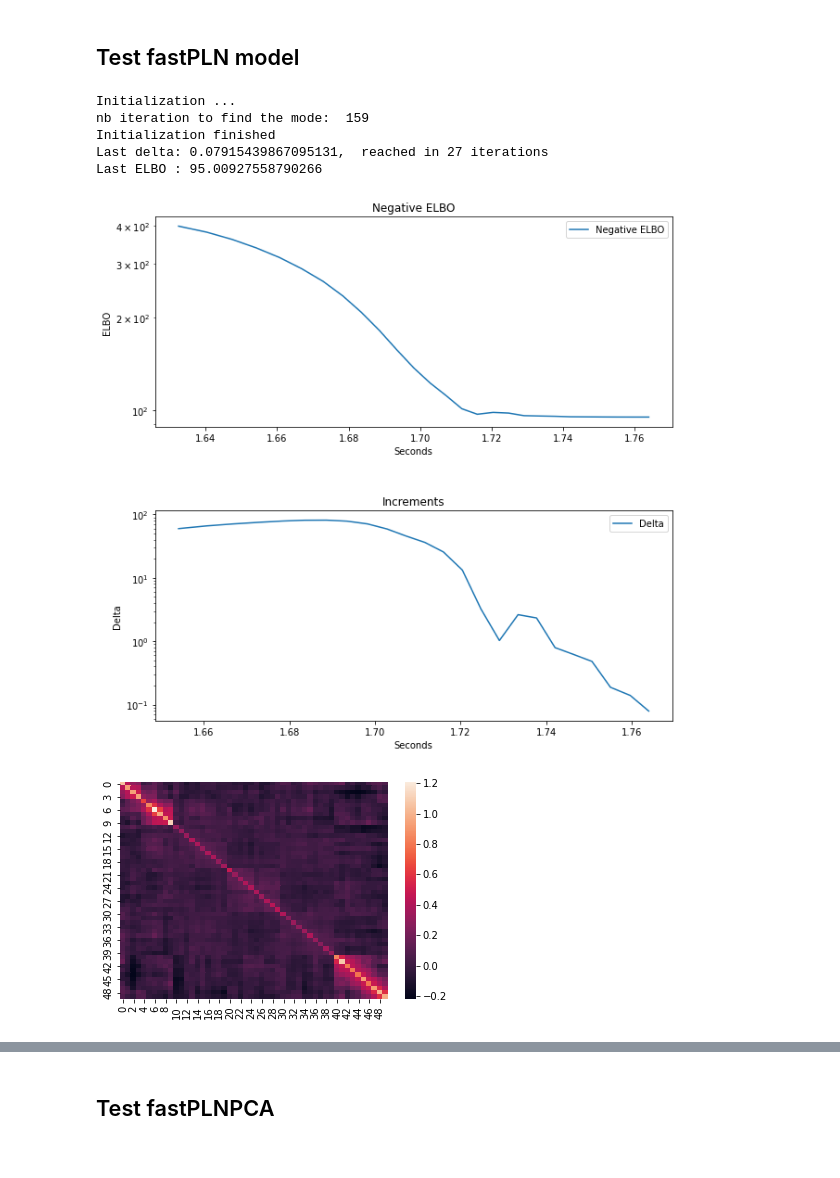
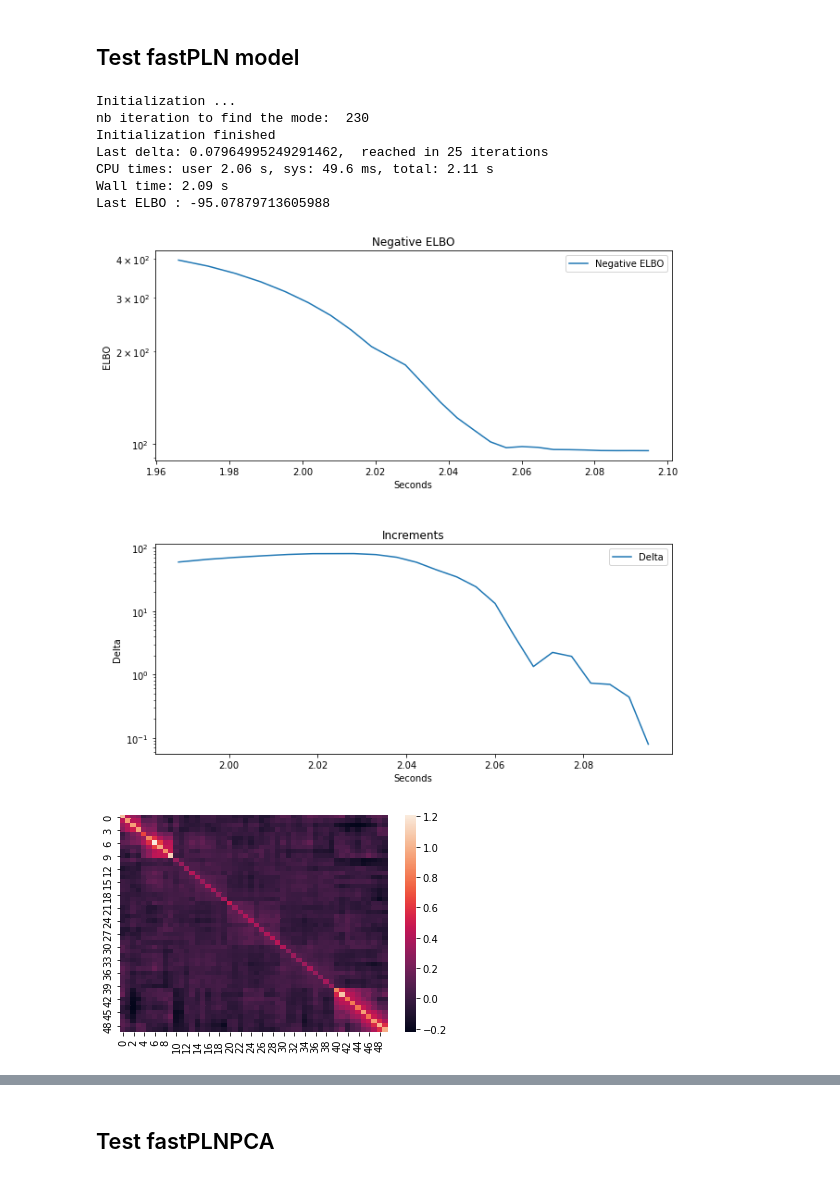
Before and after one commit to PLN-team/pyPLNmodels, a Jupyter notebook: test_PLN.ipynb, the cells around one changed output, grey strips where cells are left out. Drawn from its saved outputs; the diff is of its cells as text; code cells hidden in the pictures.

```diff
--- a/test_PLN.ipynb
+++ b/test_PLN.ipynb
@@ -40,12 +52,14 @@ true_beta = torch.from_numpy(pd.read_csv('true_beta_test').values)
 # %%
 fast = fastPLN()
-fast.fit(Y,O,cov)
+%time fast.fit(Y,O,cov)
 print(fast)
 # %% [output]
 Initialization ...
-nb iteration to find the mode:  159
+nb iteration to find the mode:  230
 Initialization finished
-Last delta: 0.07915439867095131,  reached in 27 iterations
-Last ELBO : 95.00927558790266
+Last delta: 0.07964995249291462,  reached in 25 iterations
+CPU times: user 2.06 s, sys: 49.6 ms, total: 2.11 s
+Wall time: 2.09 s
+Last ELBO : -95.07879713605988
-[figure, old version]
+[figure, new version]
-[figure, old version]
+[figure, new version]
```
Also changed, not shown: parts of 13 cells of this notebook, 23 other files.
